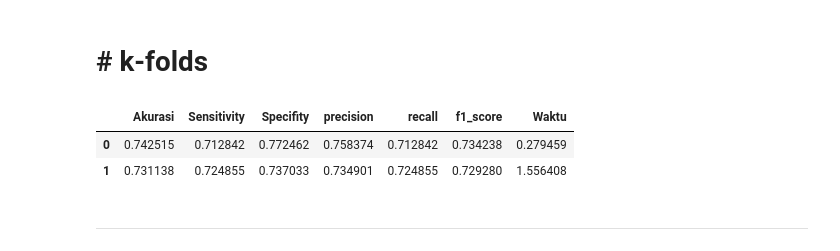
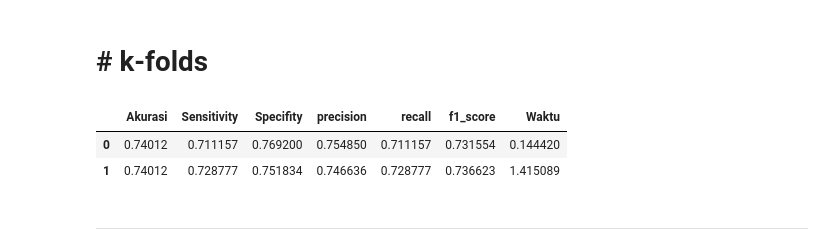
Before and after one commit to azizeko29/new_deteksi_fraud, a Jupyter notebook: [new_RUS]_UCSD_pemodelan_ensemble_learning.ipynb, the cells around one changed output. Drawn from its saved outputs; the diff is of its cells as text; code cells hidden in the pictures.

```diff
--- a/[new_RUS]_UCSD_pemodelan_ensemble_learning.ipynb
+++ b/[new_RUS]_UCSD_pemodelan_ensemble_learning.ipynb
@@ -205 +210,17 @@ def testing(model,X_test,y_test):
+# %%
+##read data
+
+train = pd.read_csv('drive/My Drive/Deteksi fraud/data//ucsd_fico_train.csv',sep=",")
+
+test = pd.DataFrame({'0': [0]})
+test_ = pd.read_csv('drive/My Drive/Deteksi fraud/data//ucsd_fico_test.csv',sep=",")
+test = test.append(test_)
+test = test.reset_index(drop=True)
+
+read_df = train.copy()
+read_df['Class'] = test
+# df = pd.read_csv('data/sample_data.csv',sep=",")
+
+# df0 = df.copy()
+# df.info()
 # %%
@@ -395,7 +412,7 @@ df['Class'].value_counts()
 Name: Class, dtype: int64
 # %%
 df = df.drop(['custAttr1'], axis=1)
-# df = df.drop(['frek'], axis=1)
+df = df.drop(['frek'], axis=1)
 # %%
 X = df.drop('Class', axis=1)
 y = df['Class'].copy()
@@ -533,7 +552,7 @@ from sklearn.ensemble import BaggingClassifier, ExtraTreesClassifier
 from sklearn.ensemble import GradientBoostingClassifier
 
 
-clf_RF = RandomForestClassifier(random_state=1,n_estimators=100)
+clf_RF = RandomForestClassifier(random_state=1,n_estimators=50)
 clf_AB = AdaBoostClassifier(random_state=1,n_estimators=100)
 clf_B = BaggingClassifier(random_state=1,n_estimators=100)
 clf_ET = ExtraTreesClassifier(random_state=1,n_estimators=100)
@@ -547,24 +566,20 @@ skenario_1['1'] = clf_RF
 # skenario_1['4'] = clf_ET
 skenario_1['5'] = clf_GB
 # %%
-result = {}
-for i in skenario_1:
+# result = {}
+# for i in skenario_1:
 
-    clf_skenario = skenario_1[i]
-    result[i] = validasi_model(clf_skenario,X_new,y_new,5)
+#     clf_skenario = skenario_1[i]
+#     result[i] = validasi_model(clf_skenario,X_new,y_new,5)
 
 
-df_result = pd.DataFrame()
-for i in skenario_1:
-    df_result = df_result.append(result[i].iloc[5:,:])
+# df_result = pd.DataFrame()
+# for i in skenario_1:
+#     df_result = df_result.append(result[i].iloc[5:,:])
 
-df_result.insert(loc=0, column='No', value=list(range(df_result.shape[0])))
-df_result = df_result.set_index('No')
+# df_result.insert(loc=0, column='No', value=list(range(df_result.shape[0])))
+# df_result = df_result.set_index('No')
 
-del df_result.index.name
+# del df_result.index.name
 
-df_result
+# df_result
-# %% [output]
-|  | Akurasi | Sensitivity | Specifity | precision | recall | f1_score | Waktu |
-| 0 | 0.742515 | 0.712842 | 0.772462 | 0.758374 | 0.712842 | 0.734238 | 0.279459 |
-| 1 | 0.731138 | 0.724855 | 0.737033 | 0.734901 | 0.724855 | 0.729280 | 1.556408 |
@@ -585,3 +586,37 @@ df_result
+# %%
+for i in skenario_1:
+
+    clf_skenario = skenario_1[i]
+#     print('komposisi', i)
+
+
+    result_SKLearn = validasi_model(clf_skenario,X_new,y_new,5)
+#     print(result_SKLearn)
+
+    nama_file = 'drive/My Drive/Deteksi fraud/hasil/RUS/UCSD/k_folds/komposisi999.csv'
+    nama_file = nama_file.replace('999',str(i))
+
+    result_SKLearn.to_csv(nama_file, sep=';',index=False)
+
+
+df_result = pd.DataFrame()
+for i in skenario_1:
+    nama_file = 'drive/My Drive/Deteksi fraud/hasil/RUS/UCSD/k_folds/komposisi999.csv'
+    nama_file = nama_file.replace('999',str(i))
+    df_komposisi = pd.read_csv(nama_file,sep=";")
+    df_result = df_result.append(df_komposisi.iloc[5:,:])
+
+df_result.insert(loc=0, column='No', value=list(range(df_result.shape[0])))
+df_result = df_result.set_index('No')
+
+del df_result.index.name
+
+df_result.to_csv('drive/My Drive/Deteksi fraud/hasil/RUS/UCSD/k_folds/result.csv', sep=';',index=False)
+df_result
+# %% [output]
+|  | Akurasi | Sensitivity | Specifity | precision | recall | f1_score | Waktu |
+| 0 | 0.74012 | 0.711157 | 0.769200 | 0.754850 | 0.711157 | 0.731554 | 0.144420 |
+| 1 | 0.74012 | 0.728777 | 0.751834 | 0.746636 | 0.728777 | 0.736623 | 1.415089 |
 # %% [markdown]
 ----
 # %% [markdown]
```
Also changed, not shown: parts of 21 cells of this notebook.
